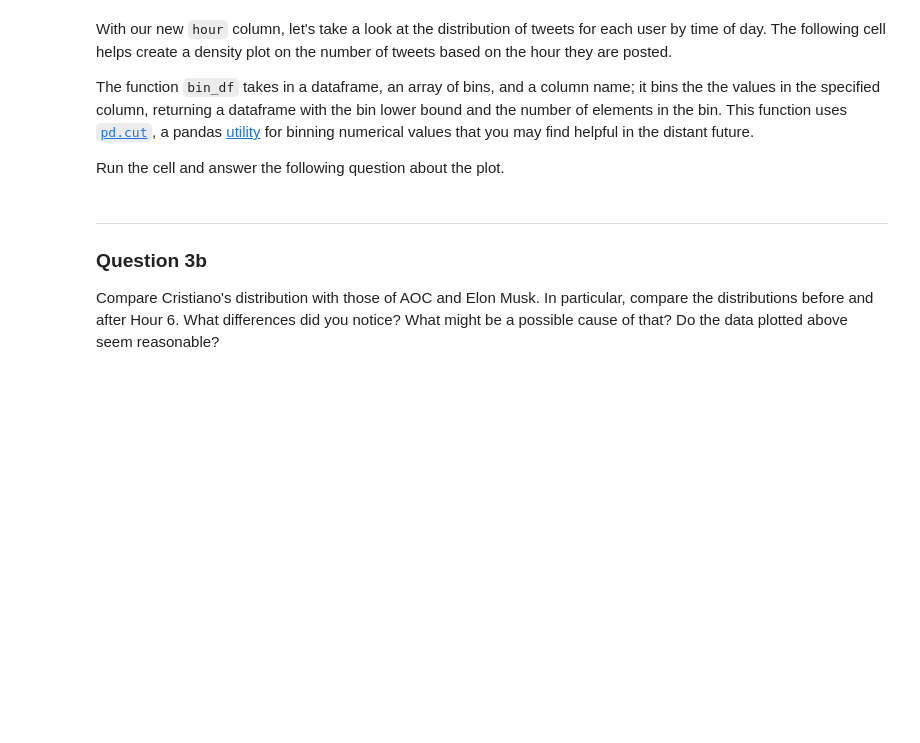
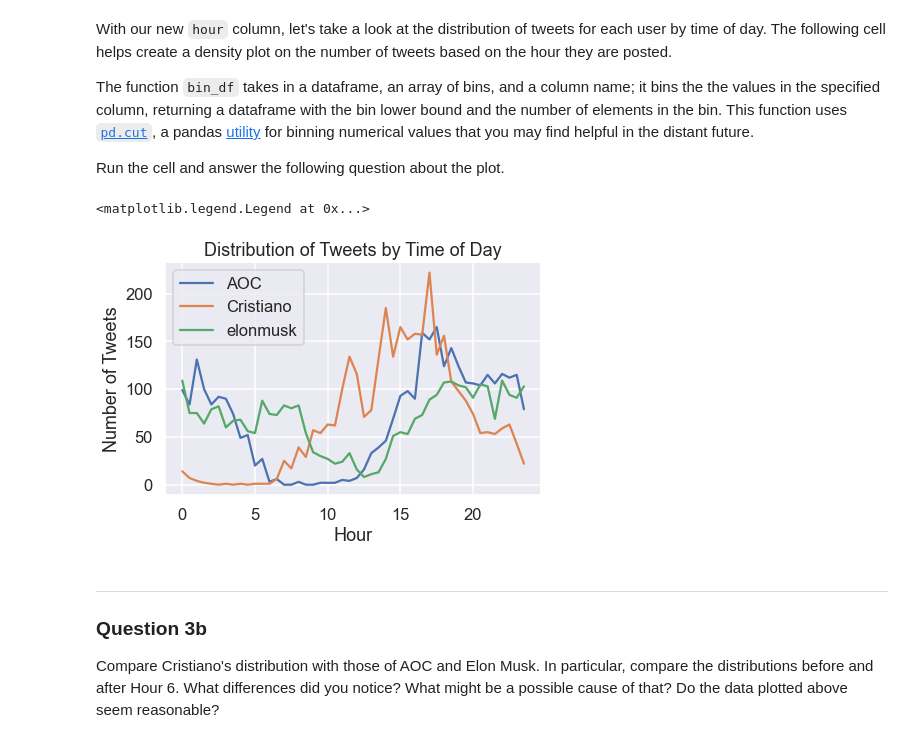
Before and after one commit to Alan-Heoooh/STAT471, a Jupyter notebook: Lab/lab3/exercise/Exercise.ipynb, the cells around one changed output. Drawn from its saved outputs; the diff is of its cells as text; code cells hidden in the pictures; blank space fills up the shorter version.

```diff
--- a/Lab/lab3/exercise/Exercise.ipynb
+++ b/Lab/lab3/exercise/Exercise.ipynb
@@ -372,7 +380,10 @@ points: 1
 -->
 # %%
 def add_hour(df, time_col, result_col):
-    ...
+    hour = df[time_col].dt.hour
+    min = df[time_col].dt.minute
+    second = df[time_col].dt.second
+    df[result_col] = hour + min/60 + second/3600
     return df
 
 # do not modify the below code
@@ -387,18 +406,21 @@ Run the cell and answer the following question about the plot.
 # %%
 # just run this cell
 def bin_df(df, bins, colname):
-    binned = ...
+    binned = pd.cut(df[colname], bins).value_counts().sort_index()
     return pd.DataFrame({"counts": binned, "bin": bins[:-1]})
 
 hour_bins = np.arange(0, 24.5, .5)
 binned_hours = {handle: bin_df(df, hour_bins, "hour") for handle, df in tweets.items()}
 
 for handle, df in binned_hours.items():
         sns.lineplot(x="bin", y="counts", data=df, label=handle)
 plt.title("Distribution of Tweets by Time of Day")
 plt.xlabel("Hour")
 plt.ylabel("Number of Tweets")
 plt.legend()
+# %% [output]
+<matplotlib.legend.Legend at 0x...>
+[figure, added]
 # %% [markdown]
 <!-- BEGIN QUESTION -->
 
```
Also changed, not shown: parts of 28 cells of this notebook, 11 other files.
